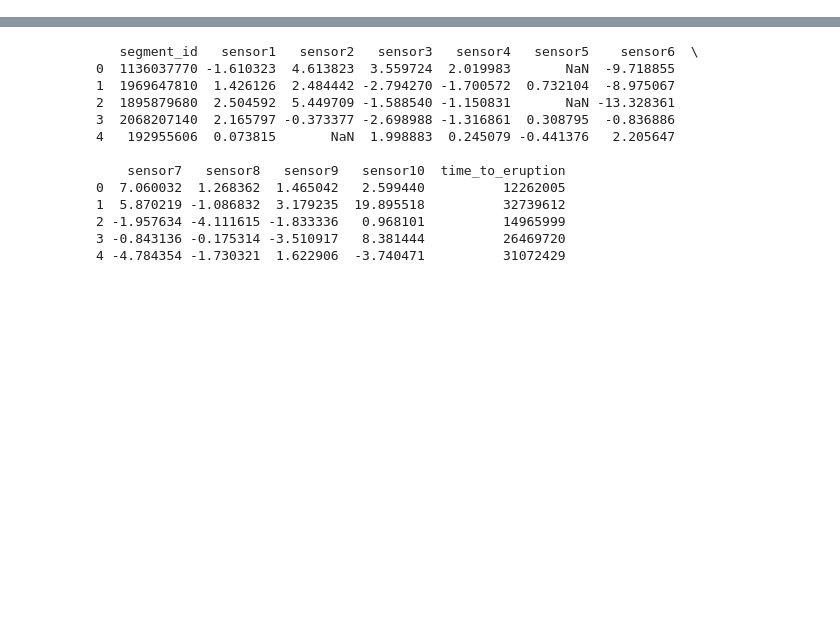
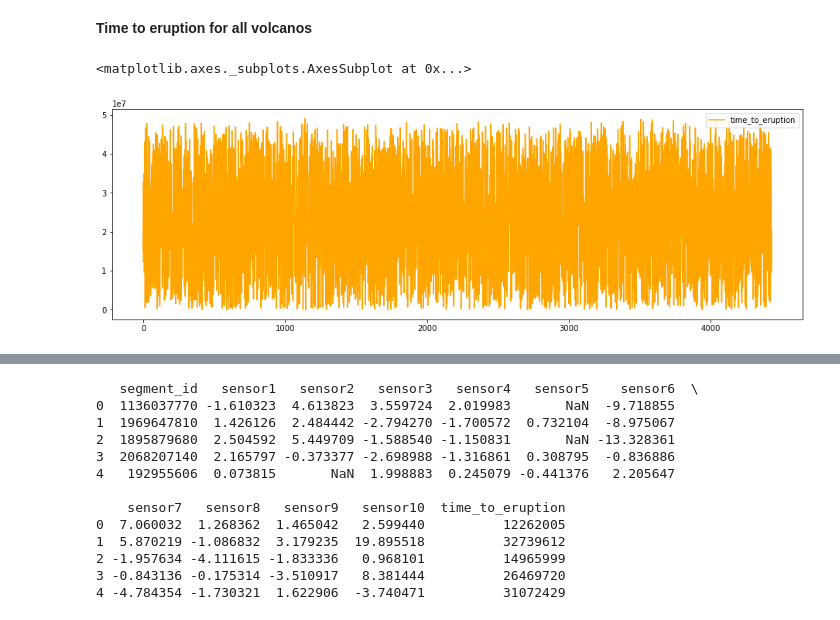
Before and after one commit to maiken-veedla/D2-KAGGLE-VOLCANOES, a Jupyter notebook: project.ipynb, the cells around one changed output, grey strips where cells are left out. Cells and saved outputs as stored; diff of their text form; code cells hidden in the pictures; blank space fills up the shorter version.

```diff
--- a/project.ipynb
+++ b/project.ipynb
@@ -3,0 +44,9 @@ import numpy as np
+# %% [markdown]
+**Time to eruption for all volcanos**
+# %%
+# Võiks siia panna veel x- ja y- labelid (y time_to_eruption (0-50M), x index)
+
+train.plot(y = "time_to_eruption", color="orange", figsize=(16,5))
+# %% [output]
+<matplotlib.axes._subplots.AxesSubplot at 0x...>
+[figure, added]
```
Also changed, not shown: parts of 33 cells of this notebook.
